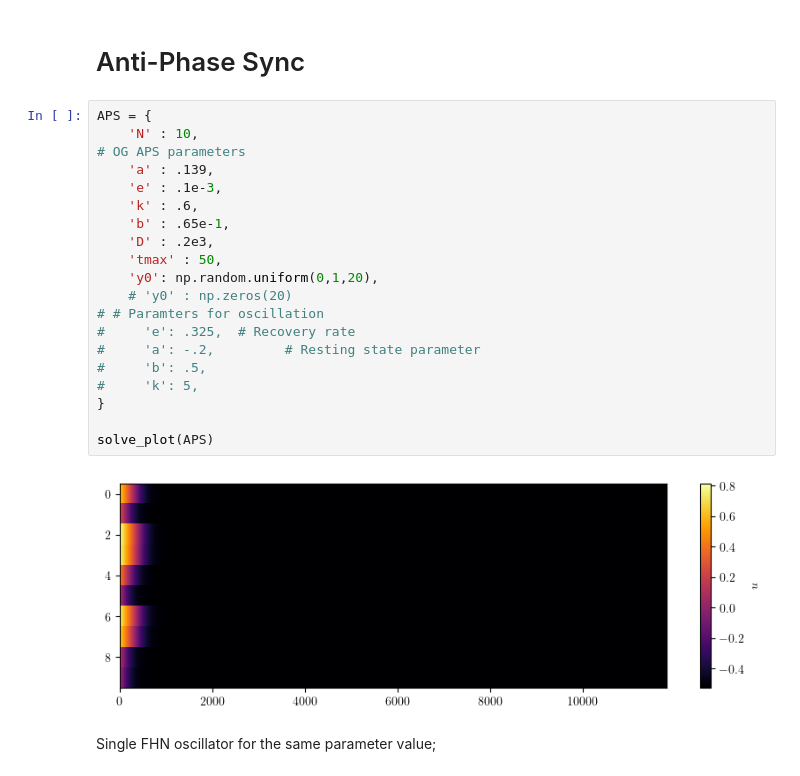
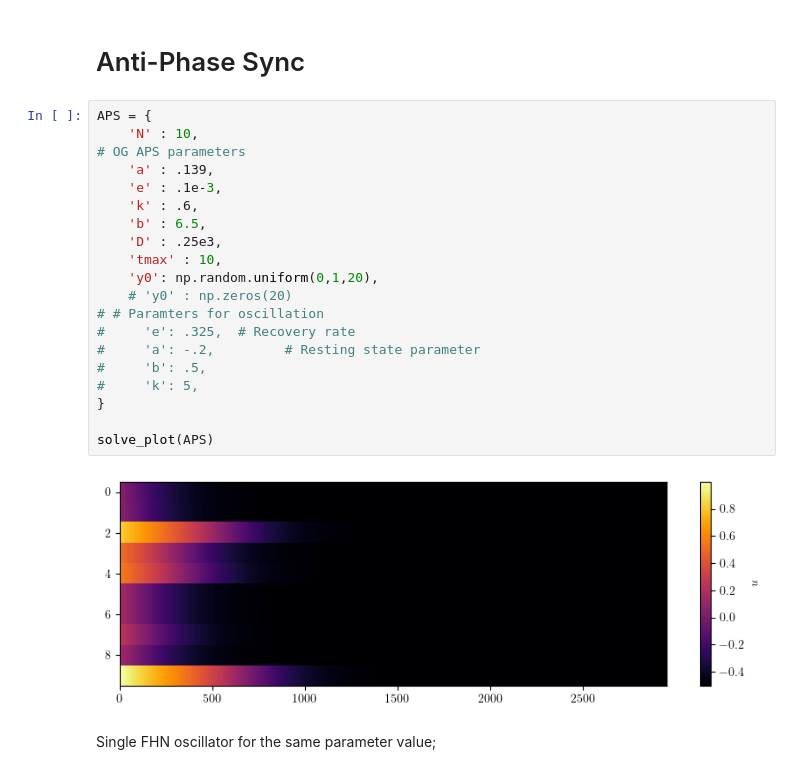
Before and after one commit to akshaysanjeevk/FHN-Relaxed-Oscillators, a Jupyter notebook: reboot/test.ipynb, the cells around one changed output. Drawn from its saved outputs; the diff is of its cells as text.

```diff
--- a/reboot/test.ipynb
+++ b/reboot/test.ipynb
@@ -53,25 +53,25 @@ def solve_plot(prm):
 # %%
 APS = {
     'N' : 10,
 # OG APS parameters
     'a' : .139,
     'e' : .1e-3,
     'k' : .6,
-    'b' : .65e-1,
-    'D' : .2e3,
-    'tmax' : 50,
+    'b' : 6.5,
+    'D' : .25e3,
+    'tmax' : 10,
     'y0': np.random.uniform(0,1,20),
     # 'y0' : np.zeros(20)
 # # Paramters for oscillation
 #     'e': .325,  # Recovery rate
 #     'a': -.2,         # Resting state parameter
 #     'b': .5,
 #     'k': 5,
 }
 
 solve_plot(APS)
 # %% [output]
-[figure, old version]
+[figure, new version]
 # %% [markdown]
 Single FHN oscillator for the same parameter value;
 # %%
```
